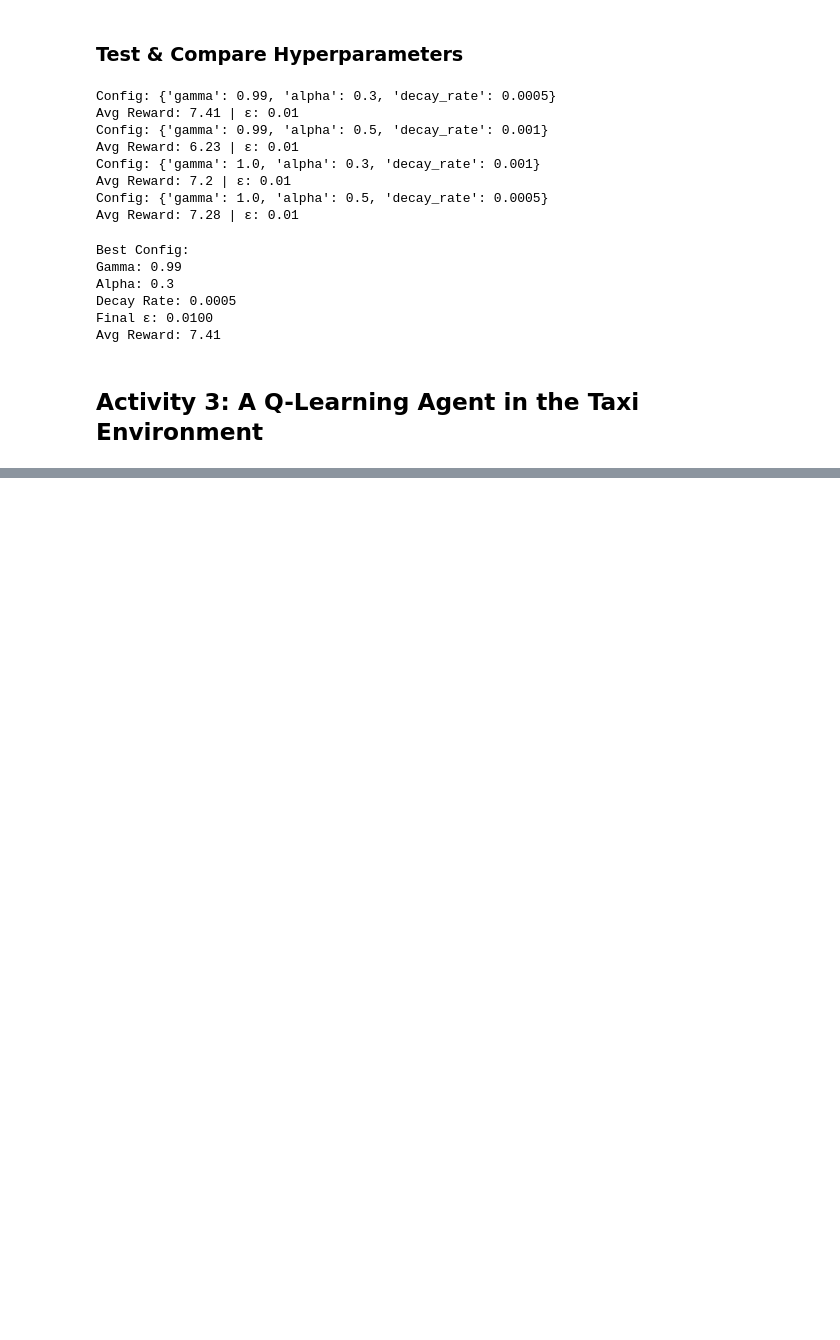
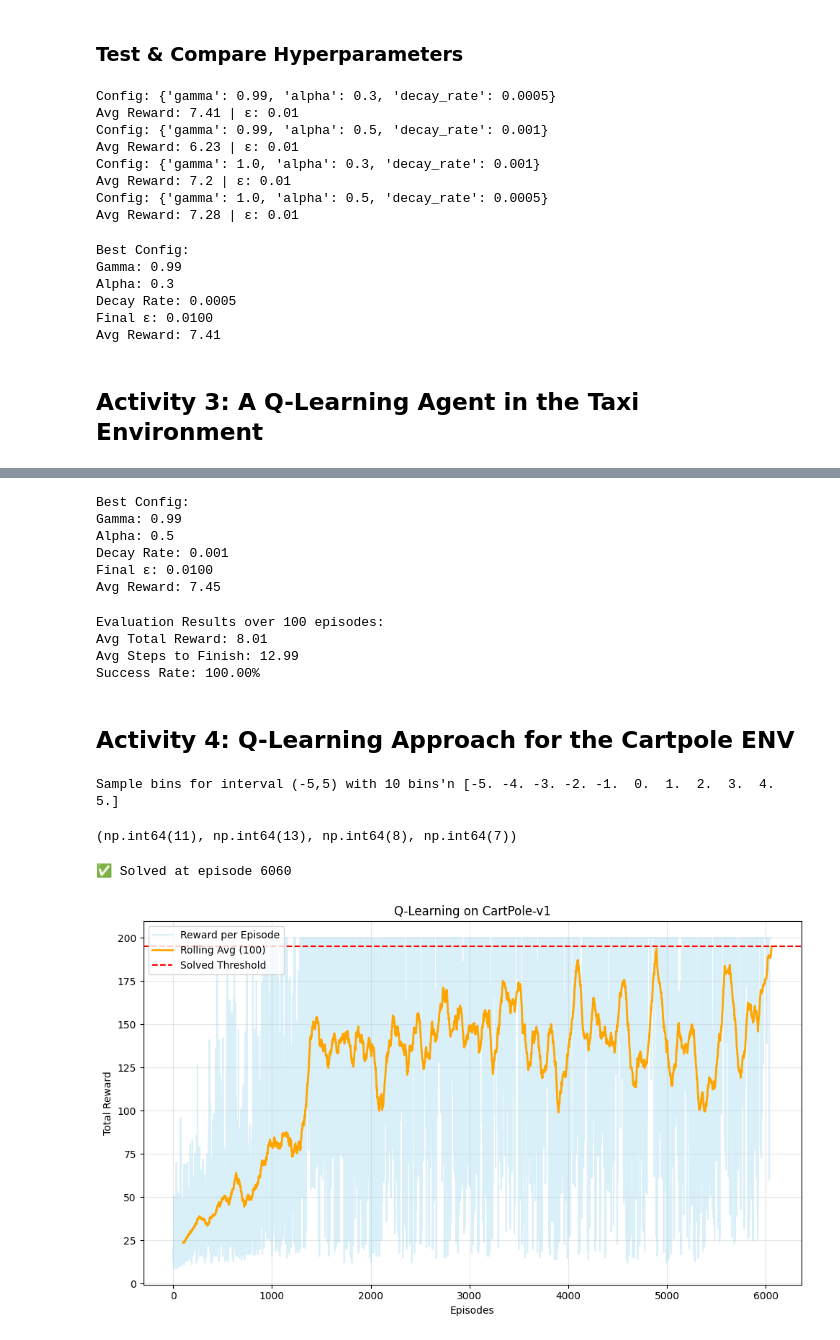
Before and after one commit to BOYSABIO/IE-University, a Jupyter notebook: 12_REINFORCEMENT_LEARNING/assignments/A3/Assignment_3.ipynb, the cells around one changed output, grey strips where cells are left out. Cells and saved outputs as stored; diff of their text form; code cells hidden in the pictures; blank space fills up the shorter version.

```diff
--- a/12_REINFORCEMENT_LEARNING/assignments/A3/Assignment_3.ipynb
+++ b/12_REINFORCEMENT_LEARNING/assignments/A3/Assignment_3.ipynb
@@ -543,0 +733,25 @@ env = gym.make('CartPole-v1')
+# %%
+best_result = max(results_list, key = lambda x: x['avg_reward'])
+
+print('Best Config:')
+print(f"Gamma: {best_result['config']['gamma']}")
+print(f"Alpha: {best_result['config']['alpha']}")
+print(f"Decay Rate: {best_result['decay_rate']}")
+print(f"Final ε: {best_result['ε']:.4f}")
+print(f"Avg Reward: {best_result['avg_reward']:.2f}")
+# %% [output]
+Best Config:
+Gamma: 0.99
+Alpha: 0.5
+Decay Rate: 0.001
+Final ε: 0.0100
+Avg Reward: 7.45
+# %%
+evaluate_policy(best_result['Q'], best_result['env'], 100) # ADD TIME TO TRAIN
+# %% [output]
+Evaluation Results over 100 episodes:
+Avg Total Reward: 8.01
+Avg Steps to Finish: 12.99
+Success Rate: 100.00%
+# %% [markdown]
+## Activity 4: **Q-Learning Approach for the Cartpole ENV**
@@ -543,0 +762,20 @@ env = gym.make('CartPole-v1')
+# %%
+def discretize(x):
+    return tuple((x/np.array([0.25, 0.25, 0.01, 0.1])).astype(np.int))
+
+def create_bins(i,num):
+    return np.arange(num+1)*(i[1]-i[0])/num+i[0]
+
+print("Sample bins for interval (-5,5) with 10 bins'n", create_bins((-5,5),10))
+
+ints = [(-5,5),(-2,2),(-0.5,0.5),(-2,2)] # intervals of values for each parameter
+nbins = [20,20,10,10] # number of bins for each parameter
+bins = [create_bins(ints[i],nbins[i]) for i in range(4)]
+
+def discretize_bins(x):
+    return tuple(np.digitize(x[i],bins[i]) for i in range(4))
+
+discretize_bins([0.1, 0.5, 0.20, 0.4])
+# %% [output]
+Sample bins for interval (-5,5) with 10 bins'n [-5. -4. -3. -2. -1.  0.  1.  2.  3.  4.  5.]
+(np.int64(11), np.int64(13), np.int64(8), np.int64(7))
@@ -543,0 +899,13 @@ env = gym.make('CartPole-v1')
+# %%
+config = {
+    "alpha": 0.1,
+    "gamma": 0.99,
+    "epsilon": 1.0,
+    "epsilon_min": 0.05,
+    "epsilon_decay": 0.995
+}
+
+results = train_q_learning_cartpole(config)
+# %% [output]
+✅ Solved at episode 6060
+[figure, added]
```
Also changed, not shown: parts of 22 cells of this notebook, 4 other files.
